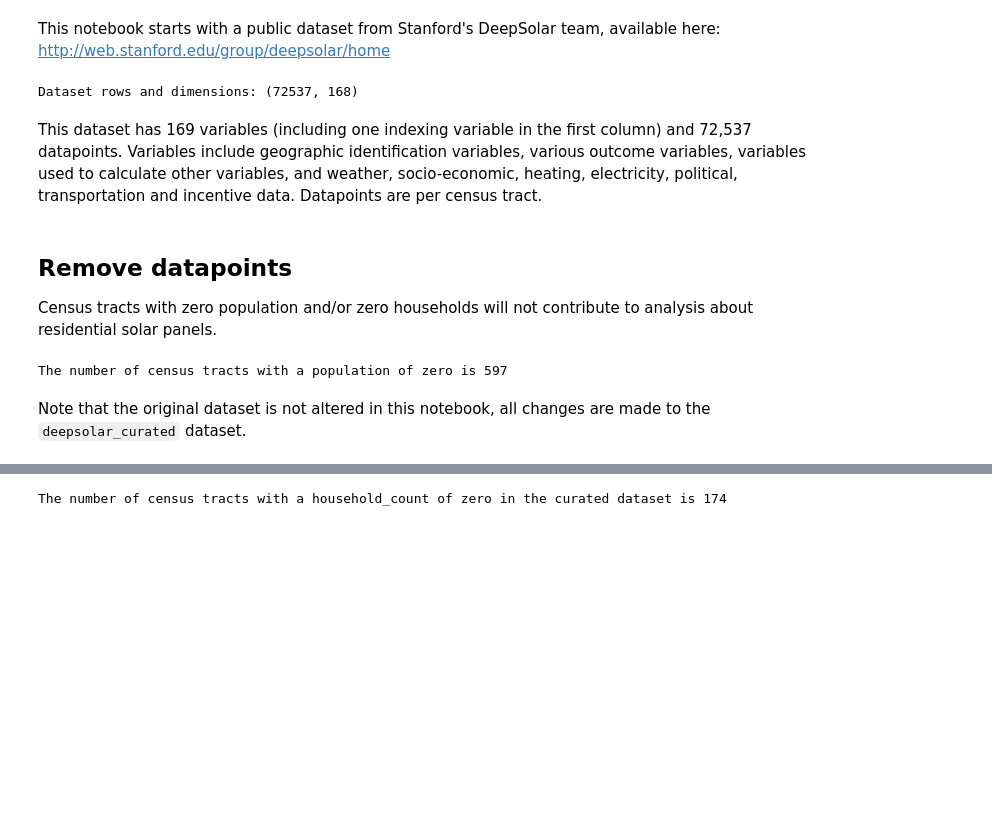
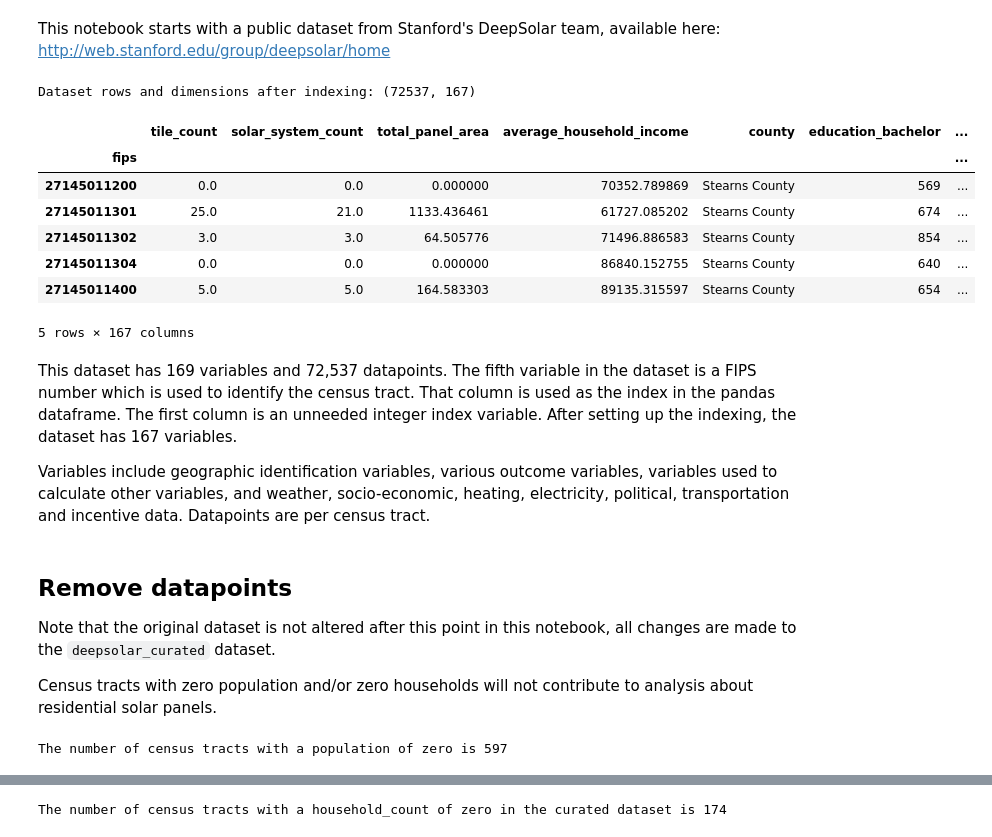
Before and after one commit to daxaurora/capstone_solarpanels, a Jupyter notebook: Modeling/Data Set Up - Laura.ipynb, the cells around one changed output, grey strips where cells are left out. Cells and saved outputs as stored; diff of their text form; code cells hidden in the pictures; blank space fills up the shorter version.

```diff
--- a/Modeling/Data Set Up - Laura.ipynb
+++ b/Modeling/Data Set Up - Laura.ipynb
@@ -18,24 +19,41 @@ from sklearn.preprocessing import Imputer
 %matplotlib inline
 # %%
 # load full dataset
-deepsolar_original = pd.read_csv('../deepsolar_tract.csv', index_col=0, encoding='ISO-8859-1')
+deepsolar_original = pd.read_csv('../deepsolar_tract.csv', index_col=4, encoding='ISO-8859-1')
-# %%
-original_shape = deepsolar_original.shape
-print("Dataset rows and dimensions:", original_shape)
-# %% [output]
-Dataset rows and dimensions: (72537, 168)
+# %%
+# remove unused indexing variable at position 0
+deepsolar_original.drop(labels='Unnamed: 0', axis=1, inplace=True)
+original_shape = deepsolar_original.shape
+print("Dataset rows and dimensions after indexing:", original_shape)
+# %% [output]
+Dataset rows and dimensions after indexing: (72537, 167)
+# %%
+deepsolar_original.head()
+# %% [output]
+|  | tile_count | solar_system_count | total_panel_area | average_household_income | county | education_bachelor | ... |
+| fips |  |  |  |  |  |  | ... |
+| 27145011200 | 0.0 | 0.0 | 0.000000 | 70352.789869 | Stearns County | 569 | ... |
+| 27145011301 | 25.0 | 21.0 | 1133.436461 | 61727.085202 | Stearns County | 674 | ... |
+| 27145011302 | 3.0 | 3.0 | 64.505776 | 71496.886583 | Stearns County | 854 | ... |
+| 27145011304 | 0.0 | 0.0 | 0.000000 | 86840.152755 | Stearns County | 640 | ... |
+| 27145011400 | 5.0 | 5.0 | 164.583303 | 89135.315597 | Stearns County | 654 | ... |
+5 rows × 167 columns
 # %% [markdown]
-This dataset has 169 variables (including one indexing variable in the first column) and 72,537 datapoints.  Variables include geographic identification variables, various outcome variables, variables used to calculate other variables, and weather, socio-economic, heating, electricity, political, transportation and incentive data.  Datapoints are per census tract.
+This dataset has 169 variables and 72,537 datapoints. The fifth variable in the dataset is a FIPS number which is used to identify the census tract.  That column is used as the index in the pandas dataframe. The first column is an unneeded integer index variable. After setting up the indexing, the dataset has 167 variables.
+
+
+Variables include geographic identification variables, various outcome variables, variables used to calculate other variables, and weather, socio-economic, heating, electricity, political, transportation and incentive data.  Datapoints are per census tract.
 # %% [markdown]
 ## Remove datapoints
+
+Note that the original dataset is not altered after this point in this notebook, all changes are made to the `deepsolar_curated` dataset.
+
 Census tracts with zero population and/or zero households will not contribute to analysis about residential solar panels.
 # %%
 print("The number of census tracts with a population of zero is", \
       deepsolar_original[deepsolar_original['population'] == 0].shape[0])
 # %% [output]
 The number of census tracts with a population of zero is 597
-# %% [markdown]
-Note that the original dataset is not altered in this notebook, all changes are made to the `deepsolar_curated` dataset.
 # %%
 # remove those census tracts from the dataset
 deepsolar_curated = deepsolar_original[deepsolar_original['population'] != 0]
```
Also changed, not shown: parts of 53 cells of this notebook, 1 other file.
